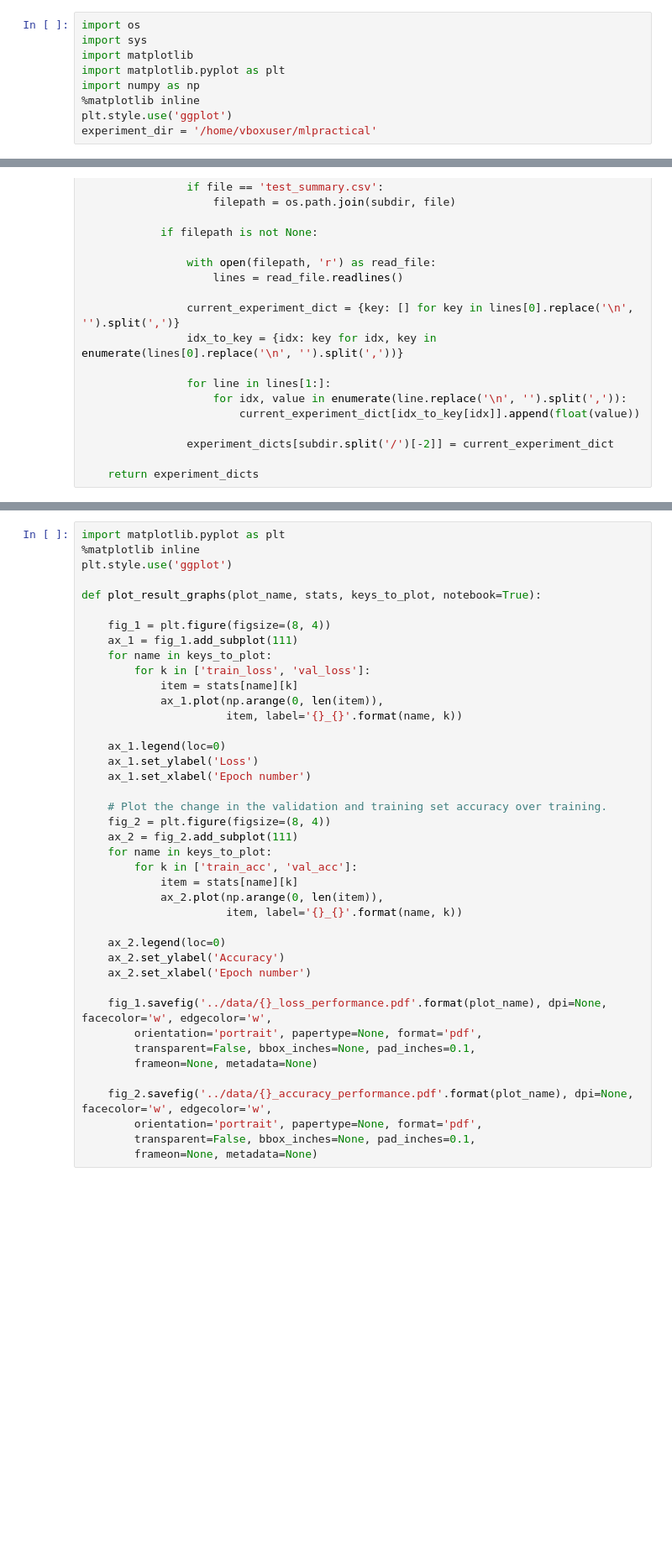
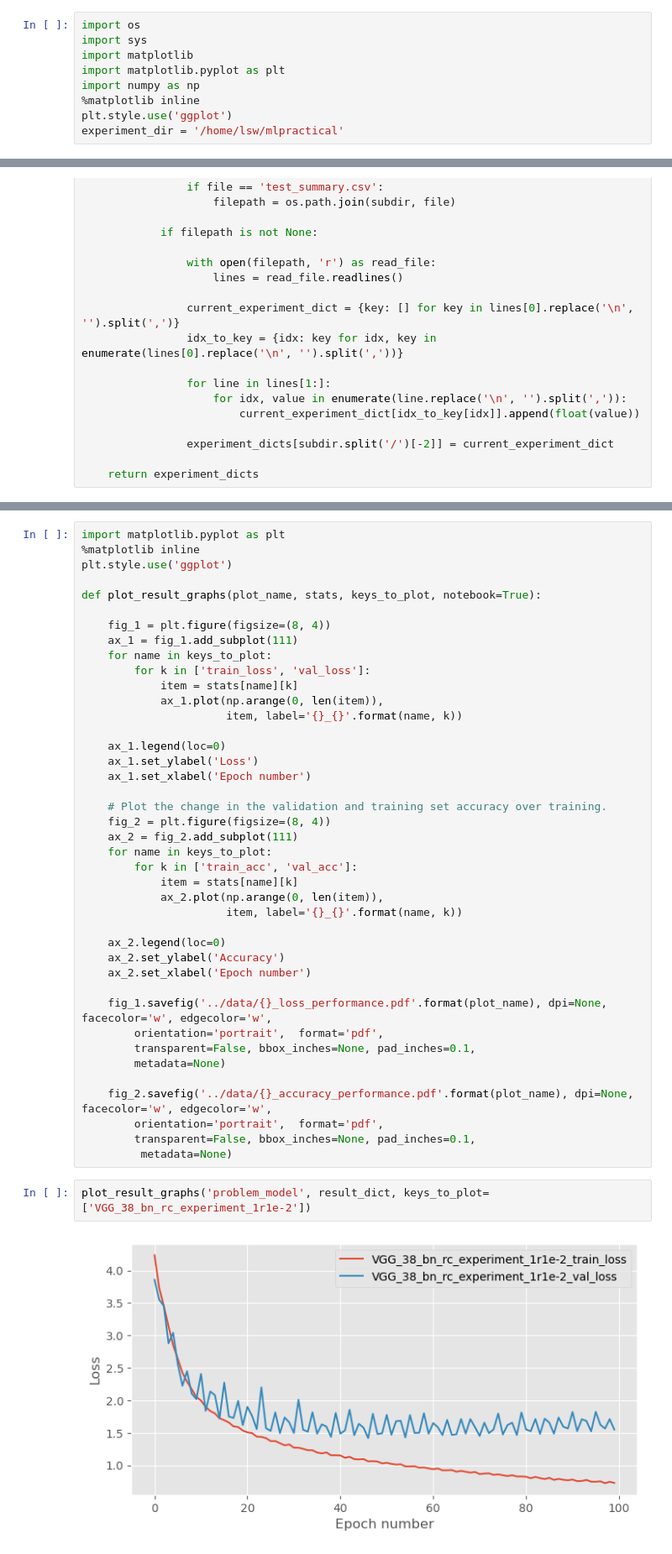
Before and after one commit to 104158677/mlpractical, a Jupyter notebook: notebooks/Plot_Results.ipynb, the cells around one changed output, grey strips where cells are left out. Shown at 84% size. Saved outputs shown, nothing was run; the diff lists cells and outputs as text; blank space fills up the shorter version.

Commit message:
plot the training curve

```diff
--- a/notebooks/Plot_Results.ipynb
+++ b/notebooks/Plot_Results.ipynb
@@ -6,7 +6,7 @@ import matplotlib.pyplot as plt
 import numpy as np
 %matplotlib inline
 plt.style.use('ggplot')
-experiment_dir = '/home/vboxuser/mlpractical'
+experiment_dir = '/home/lsw/mlpractical'
 # %%
 def collect_experiment_dicts(target_dir, test_flag=False):
     experiment_dicts = dict()
@@ -76,11 +84,15 @@ def plot_result_graphs(plot_name, stats, keys_to_plot, notebook=True):
     ax_2.set_xlabel('Epoch number')
 
     fig_1.savefig('../data/{}_loss_performance.pdf'.format(plot_name), dpi=None, facecolor='w', edgecolor='w',
-        orientation='portrait', papertype=None, format='pdf',
+        orientation='portrait',  format='pdf',
         transparent=False, bbox_inches=None, pad_inches=0.1,
-        frameon=None, metadata=None)
+        metadata=None)
 
     fig_2.savefig('../data/{}_accuracy_performance.pdf'.format(plot_name), dpi=None, facecolor='w', edgecolor='w',
-        orientation='portrait', papertype=None, format='pdf',
+        orientation='portrait',  format='pdf',
         transparent=False, bbox_inches=None, pad_inches=0.1,
-        frameon=None, metadata=None)
+         metadata=None)
+# %%
+plot_result_graphs('problem_model', result_dict, keys_to_plot=['VGG_38_bn_rc_experiment_1r1e-2'])
+# %% [output]
+[figure, added]
```
Also changed, not shown: parts of 3 cells of this notebook, 2 other files.
